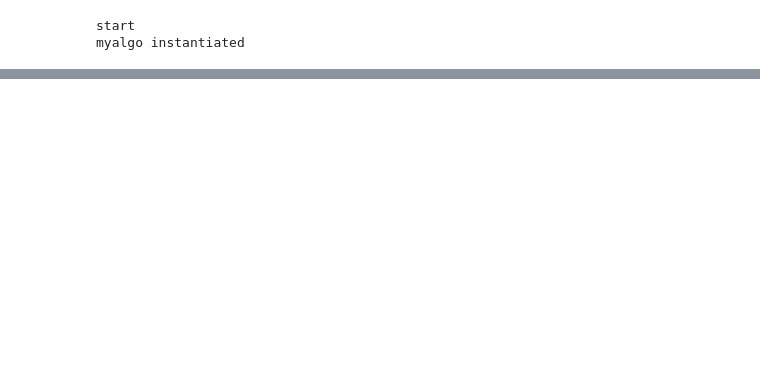
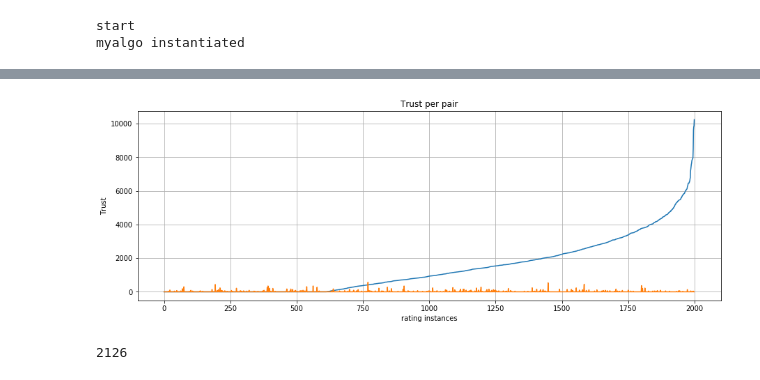
Before and after one commit to xahiru/imp2conf, a Jupyter notebook: implicittrustrun.ipynb, the cells around one changed output, grey strips where cells are left out. Cells and saved outputs as stored; diff of their text form; code cells hidden in the pictures; blank space fills up the shorter version.

```diff
--- a/implicittrustrun.ipynb
+++ b/implicittrustrun.ipynb
@@ -126,0 +221,9 @@ df.head()
+# %%
+graph_trust_pairs(df, 2000, orderbycol='error')
+# %% [output]
+[figure, added]
+# %%
+trustdf = df.loc[df.trust > 0].sort_values(by='error')
+len(trustdf)
+# %% [output]
+2126
```
Also changed, not shown: parts of 31 cells of this notebook, 3 other files.
